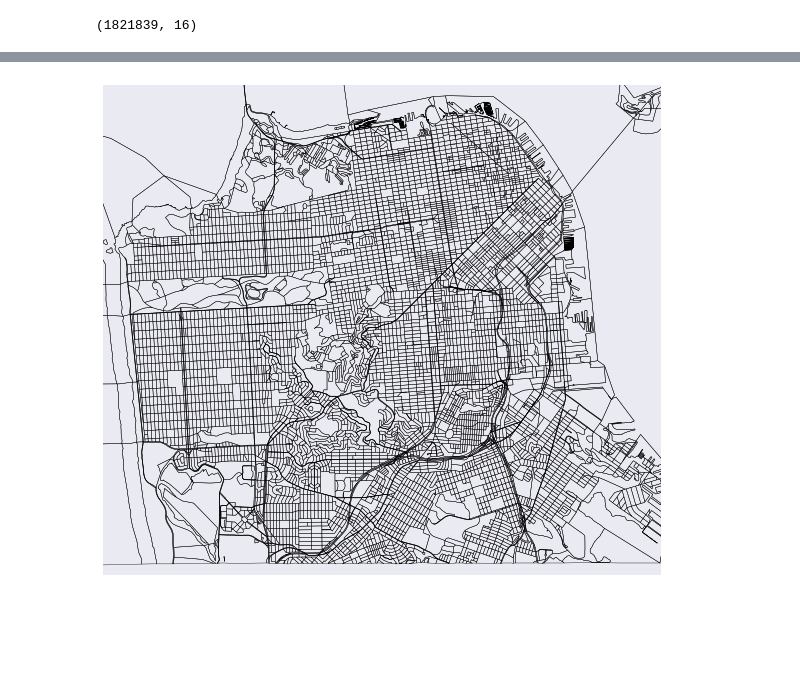
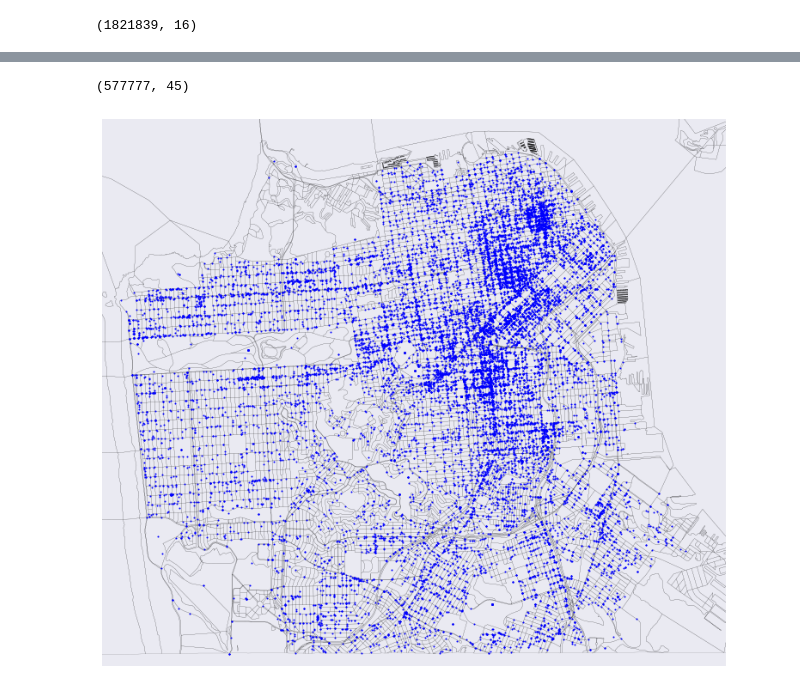
Before and after one commit to tmkilian/capstone, a Jupyter notebook: capstone_data_prev.ipynb, the cells around one changed output, grey strips where cells are left out. Cells and saved outputs as stored; diff of their text form; code cells hidden in the pictures; blank space fills up the shorter version.

```diff
--- a/capstone_data_prev.ipynb
+++ b/capstone_data_prev.ipynb
@@ -897,0 +915,4 @@ rec_311
+# %%
+rec_15up = rec_311_dt[rec_311_dt.Opened >= datetime.datetime(2015, 1, 1)]
+rec_15up = rec_15up[rec_15up.Point.notnull()]
+rec_15up
@@ -897,0 +955,6 @@ rec_311
+# %%
+rec_15up['latitude'] = rec_15up.Point.apply(lambda x: map(float, x.strip('()').split(', '))[0])
+rec_15up['longitude'] = rec_15up.Point.apply(lambda x: map(float, x.strip('()').split(', '))[1])
+#rec_15up['latitude'] = rec_15up.Point.apply(lambda x: x)
+#rec_15up['longitude'] = rec_15up.Point.apply(lambda x: x[1])
+rec_15up
@@ -897,0 +1030,3 @@ rec_311
+# %%
+cat_dummies = pd.get_dummies(rec_15up, columns=['Category'])
+cat_dummies.T
@@ -898,20 +1052,27 @@ rec_311
+# %%
+cat_dummies.shape
+# %% [output]
+(577777, 45)
+# %%
+y = cat_dummies.latitude.values[:20000]
+x = cat_dummies.longitude.values[:20000]
 # %%
-plt.figure(figsize=(10,10))
+plt.figure(figsize=(13,13))
 m = Basemap(llcrnrlon=-122.518,llcrnrlat=37.705683,urcrnrlon=-122.36,
             urcrnrlat=37.81534, resolution='h',projection='merc')
 # draw coastlines, country boundaries, fill continents.
 #m.drawcoastlines(linewidth=0.25)
 #m.drawcountries(linewidth=0.25)
 
-m.readshapefile('./map_data/census_blocks/geo_export_7c410ec8-5cfa-4422-9893-1d3d5cf3be1f','sf_blocks', linewidth=.4)
+m.readshapefile('./map_data/census_blocks/geo_export_7c410ec8-5cfa-4422-9893-1d3d5cf3be1f','sf_blocks', linewidth=.1)
 
 #m.fillcontinents(color='coral',lake_color='aqua', alpha=0.5)
 # draw the edge of the map projection region (the projection limb)
 
 #m.drawmapboundary(fill_color='aqua')
 
-#m.plot(acc_y, acc_x, 'bo', markersize=1, latlon=True)
+m.plot(x, y, 'bo', markersize=2, latlon=True)
 #plt.title('contour lines over filled continent background')
 plt.show()
 # %% [output]
-[figure, old version]
+[figure, new version]
```
Also changed, not shown: parts of 27 cells of this notebook.
